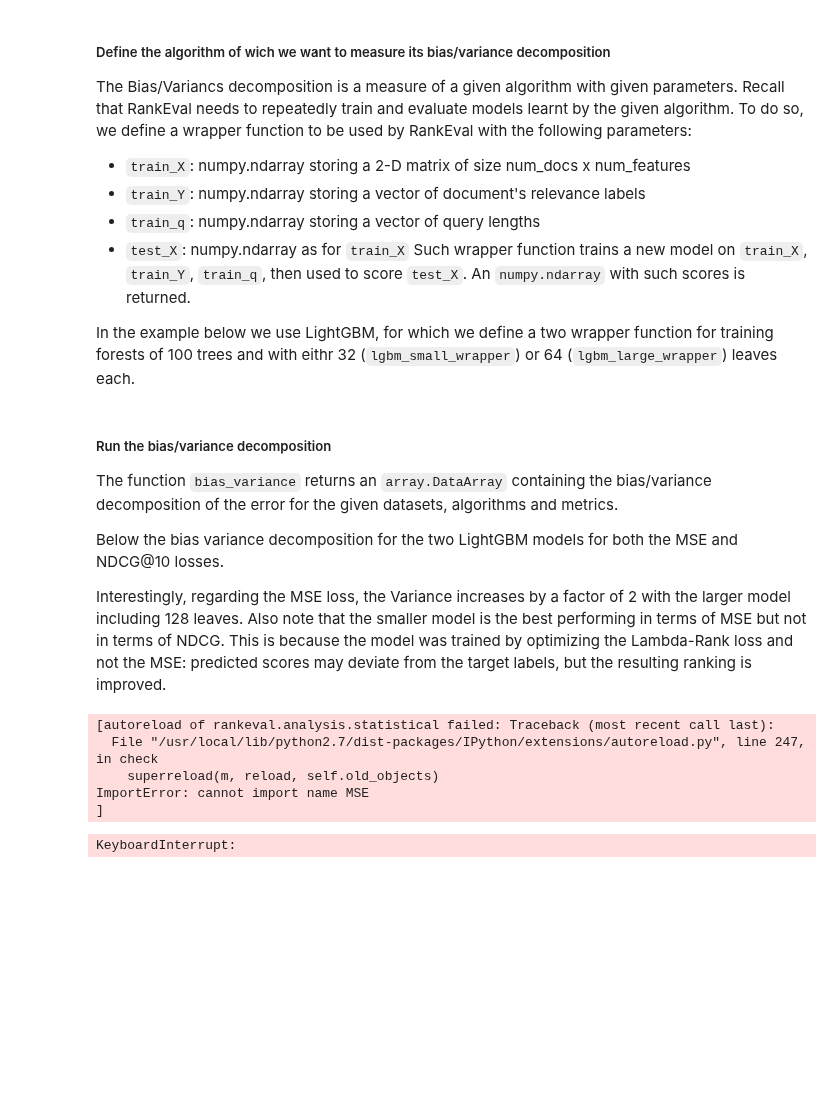
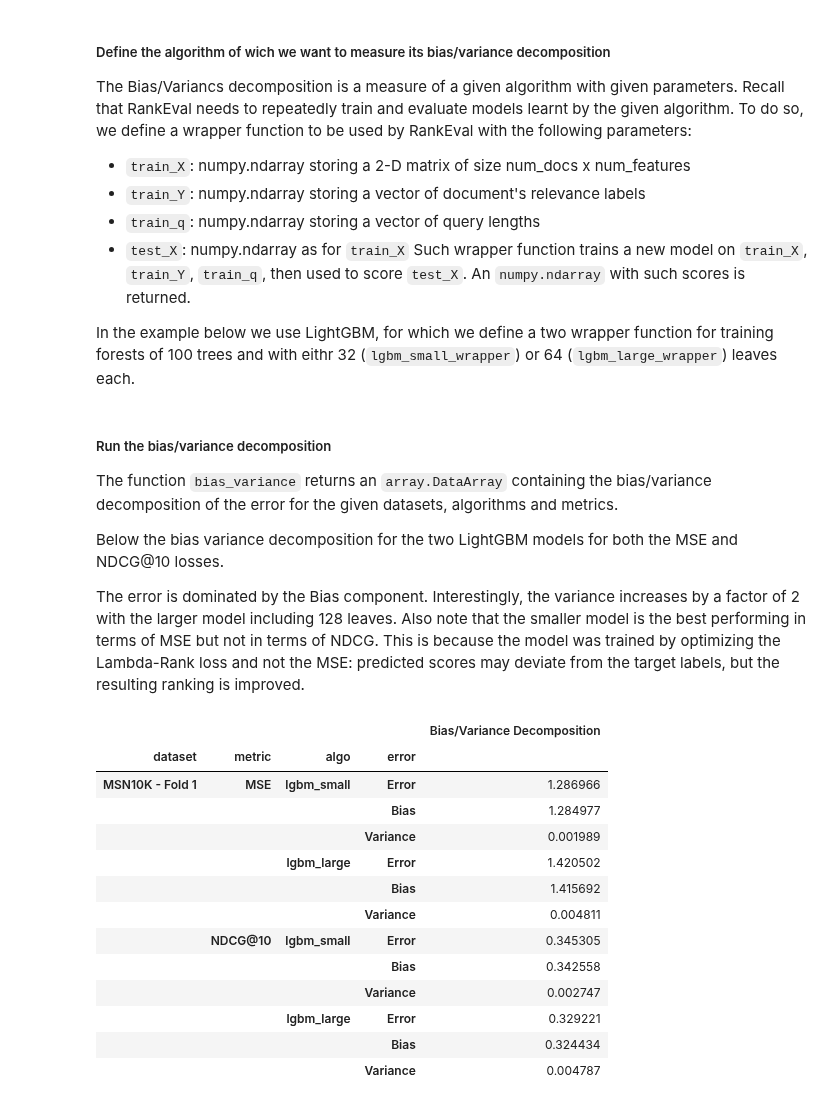
Before and after one commit to hpclab/rankeval, a Jupyter notebook: notebooks/RankEval - Statistical Analysis.ipynb, the cells around one changed output. Cells and saved outputs as stored; diff of their text form; code cells hidden in the pictures; blank space fills up the shorter version.

```diff
--- a/notebooks/RankEval - Statistical Analysis.ipynb
+++ b/notebooks/RankEval - Statistical Analysis.ipynb
@@ -173,10 +172,4 @@ Recall that, a formal Bias/Variance decomposition was not proposed yet.
 # %%
-from rankeval.analysis.statistical import bias_variance
-
-from rankeval.dataset import Dataset
-from rankeval.metrics import NDCG
-from rankeval.metrics import MSE
-
 # load data
 dataset_container = load_dataset(dataset_name='msn10k',
                                 fold='1',
@@ -185,5 +178,5 @@ dataset_container = load_dataset(dataset_name='msn10k',
                                 with_models=False)
 
 # we use the test dataset here
-msn1 = dataset_container.train_dataset
+msn1 = dataset_container.test_dataset
 msn1.name = "MSN10K - Fold 1"
@@ -223,17 +219,25 @@ The function `bias_variance` returns an `array.DataArray` containing the bias/va
 
 Below the bias variance decomposition for the two LightGBM models for both the MSE and NDCG@10 losses.
 
-Interestingly, regarding the MSE loss, the Variance increases by a factor of 2 with the larger model including 128 leaves. Also note that the smaller model is the best performing in terms of MSE but not in terms of NDCG. This is because the model was trained by optimizing the Lambda-Rank loss and not the MSE: predicted scores may deviate from the target labels, but the resulting ranking is improved.
+The error is dominated by the Bias component. Interestingly, the variance increases by a factor of 2 with the larger model including 128 leaves. Also note that the smaller model is the best performing in terms of MSE but not in terms of NDCG. This is because the model was trained by optimizing the Lambda-Rank loss and not the MSE: predicted scores may deviate from the target labels, but the resulting ranking is improved.
 # %%
 bv = bias_variance(datasets=[msn1],
                    algos=[lgbm_small, lgbm_large],
-                   metrics=[MSE()], #["MSE", ndcg_10],
-                   L=2, k=2)
+                   metrics=[MSE(), NDCG(cutoff=10)],
+                   L=5, k=2)
 bv.to_dataframe()
 # %% [output]
-[autoreload of rankeval.analysis.statistical failed: Traceback (most recent call last):
-  File "/usr/local/lib/python2.7/dist-packages/IPython/extensions/autoreload.py", line 247, in check
-    superreload(m, reload, self.old_objects)
-ImportError: cannot import name MSE
-]
-KeyboardInterrupt:
+|  |  |  |  | Bias/Variance Decomposition |
+| dataset | metric | algo | error |  |
+| MSN10K - Fold 1 | MSE | lgbm_small | Error | 1.286966 |
+|  |  |  | Bias | 1.284977 |
+|  |  |  | Variance | 0.001989 |
+|  |  | lgbm_large | Error | 1.420502 |
+|  |  |  | Bias | 1.415692 |
+|  |  |  | Variance | 0.004811 |
+|  | NDCG@10 | lgbm_small | Error | 0.345305 |
+|  |  |  | Bias | 0.342558 |
+|  |  |  | Variance | 0.002747 |
+|  |  | lgbm_large | Error | 0.329221 |
+|  |  |  | Bias | 0.324434 |
+|  |  |  | Variance | 0.004787 |
```
Also changed, not shown: parts of 3 cells of this notebook, 3 other files.
